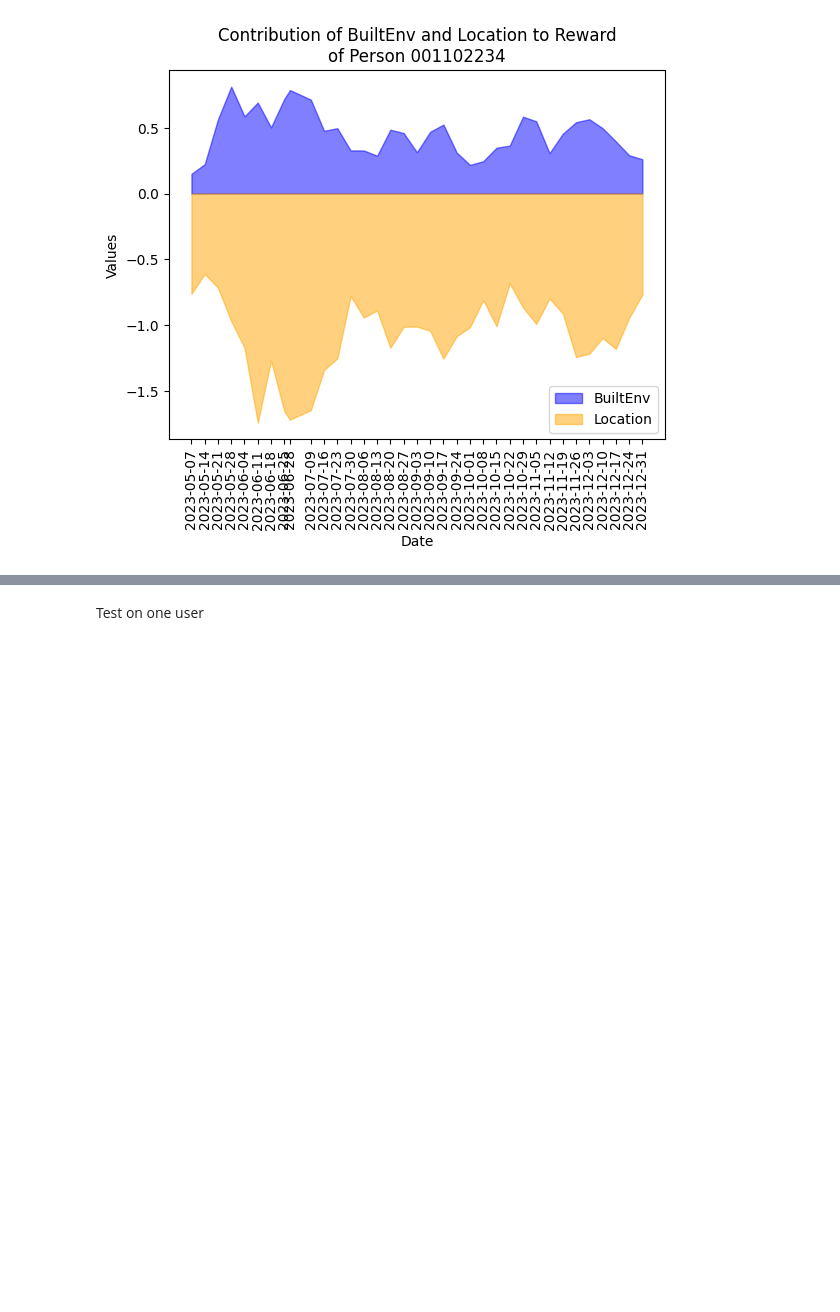
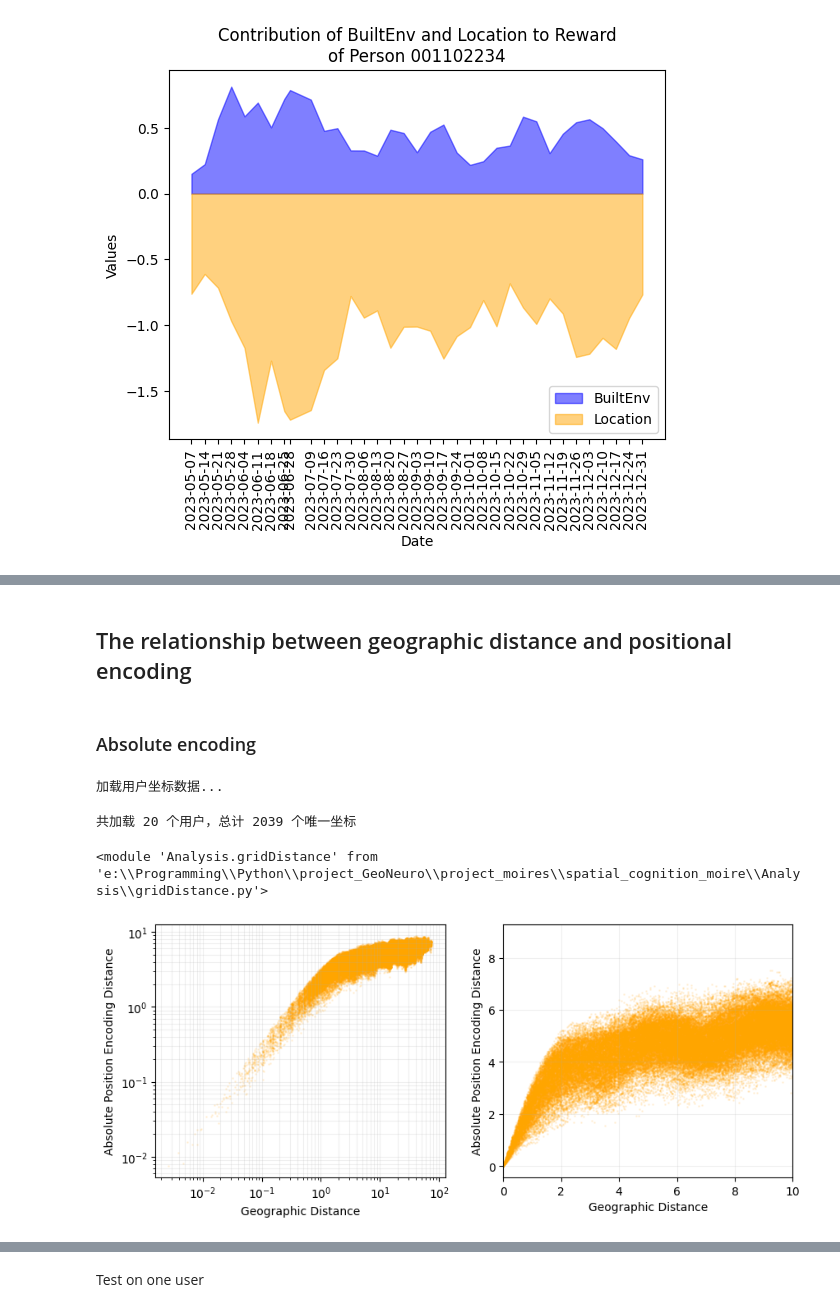
Before and after one commit to Cover-WU/UrbanCog-IRL, a Jupyter notebook: Analysis/Explain.ipynb, the cells around one changed output, grey strips where cells are left out. Saved outputs shown, nothing was run; the diff lists cells and outputs as text; code cells hidden in the pictures; blank space fills up the shorter version.

Commit message:
Add encoding distance visual.

```diff
--- a/Analysis/Explain.ipynb
+++ b/Analysis/Explain.ipynb
@@ -322,0 +321,47 @@ Analysis
+# %% [markdown]
+## The relationship between geographic distance and positional encoding
+# %% [markdown]
+### Absolute encoding
+# %%
+from Analysis.gridDistance import load_user_coordinates
+
+coords_list, all_coords_array = load_user_coordinates()
+# %% [output]
+加载用户坐标数据...
+共加载 20 个用户，总计 2039 个唯一坐标
+# %%
+import importlib
+import Analysis.gridDistance as gridDistance
+importlib.reload(gridDistance)
+# %% [output]
+<module 'Analysis.gridDistance' from 'e:\\Programming\\Python\\project_GeoNeuro\\project_moires\\spatial_cognition_moire\\Analysis\\gridDistance.py'>
+# %%
+# random select 1000 coordinates from the all_coords_array
+random_indices = np.random.choice(all_coords_array.shape[0], 1000, replace=False)
+selected_coords = all_coords_array[random_indices]
+
+geo_dist = gridDistance.calculate_geographic_distance(selected_coords)
+geo_dist = np.triu(geo_dist, k=1)
+
+_, abspos_dist = gridDistance.calculate_absolute_encoding_distance(selected_coords)
+abspos_dist = np.triu(abspos_dist, k=1)
+# %%
+# plot the scatter plot of geo_dist and abspos_dist, with transparency
+plt.subplots(figsize=(10, 4), nrows=1, ncols=2)
+# select the first subplot
+ax = plt.subplot(1, 2, 1)
+plt.scatter(geo_dist, abspos_dist, s=1, color='orange', alpha=0.1)
+plt.grid(True, which="both", ls="-", alpha=0.2)
+plt.xscale('log'); plt.yscale('log')
+plt.xlabel('Geographic Distance')
+plt.ylabel('Absolute Position Encoding Distance')
+
+ax = plt.subplot(1, 2, 2)
+plt.scatter(geo_dist, abspos_dist, s=1, color='orange', alpha=0.1)
+plt.grid(True, which="both", ls="-", alpha=0.2)
+plt.xlim(0, 10)
+plt.xlabel('Geographic Distance')
+plt.ylabel('Absolute Position Encoding Distance')
+plt.show()
+# %% [output]
+[figure, added]
```
Also changed, not shown: parts of 9 cells of this notebook, 2 other files.
